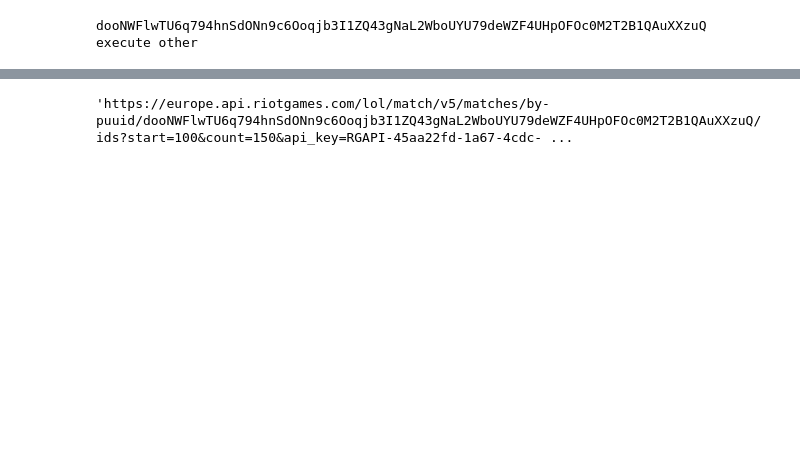
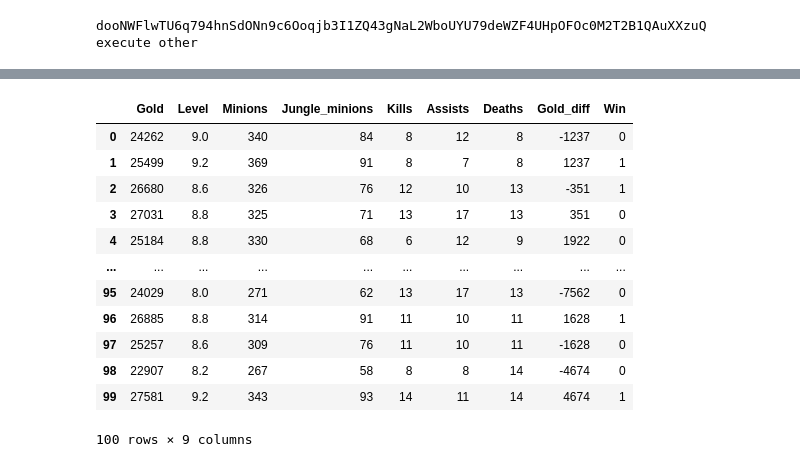
Before and after one commit to Friebay/LeagueOfLegendsPredictions, a Jupyter notebook: MainProgram.ipynb, the cells around one changed output, grey strips where cells are left out. Cells and saved outputs as stored; diff of their text form; code cells hidden in the pictures; blank space fills up the shorter version.

```diff
--- a/MainProgram.ipynb
+++ b/MainProgram.ipynb
@@ -256,4 +344,16 @@ responseMatchHistory
 # %%
-api_MatchHistoryAPI
+combined_df
 # %% [output]
+|  | Gold | Level | Minions | Jungle_minions | Kills | Assists | Deaths | Gold_diff | Win |
+| 0 | 24262 | 9.0 | 340 | 84 | 8 | 12 | 8 | -1237 | 0 |
+| 1 | 25499 | 9.2 | 369 | 91 | 8 | 7 | 8 | 1237 | 1 |
+| 2 | 26680 | 8.6 | 326 | 76 | 12 | 10 | 13 | -351 | 1 |
+| 3 | 27031 | 8.8 | 325 | 71 | 13 | 17 | 13 | 351 | 0 |
+| 4 | 25184 | 8.8 | 330 | 68 | 6 | 12 | 9 | 1922 | 0 |
+| ... | ... | ... | ... | ... | ... | ... | ... | ... | ... |
+| 95 | 24029 | 8.0 | 271 | 62 | 13 | 17 | 13 | -7562 | 0 |
+| 96 | 26885 | 8.8 | 314 | 91 | 11 | 10 | 11 | 1628 | 1 |
+| 97 | 25257 | 8.6 | 309 | 76 | 11 | 10 | 11 | -1628 | 0 |
+| 98 | 22907 | 8.2 | 267 | 58 | 8 | 8 | 14 | -4674 | 0 |
+| 99 | 27581 | 9.2 | 343 | 93 | 14 | 11 | 14 | 4674 | 1 |
-'https://europe.api.riotgames.com/lol/match/v5/matches/by-puuid/dooNWFlwTU6q794hnSdONn9c6Ooqjb3I1ZQ43gNaL2WboUYU79deWZF4UHpOFOc0M2T2B1QAuXXzuQ/ids?start=100&count=150&api_key=RGAPI-45aa22fd-1a67-4cdc- ...
+100 rows × 9 columns
```
Also changed, not shown: parts of 7 cells of this notebook, 1 other file.
